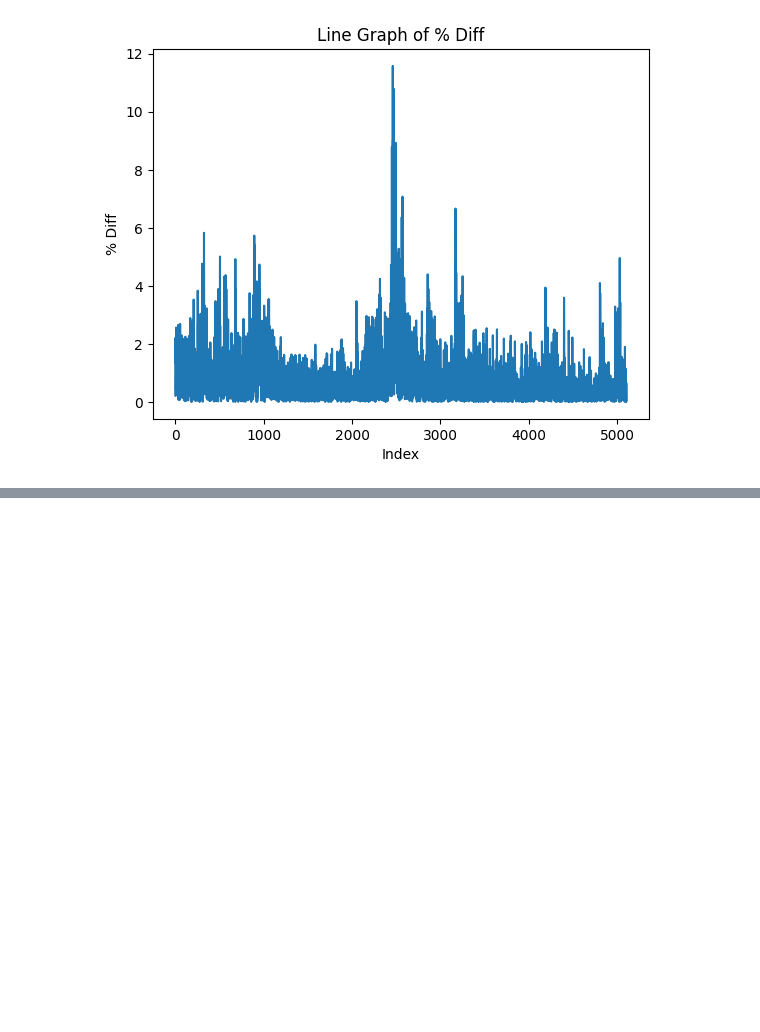
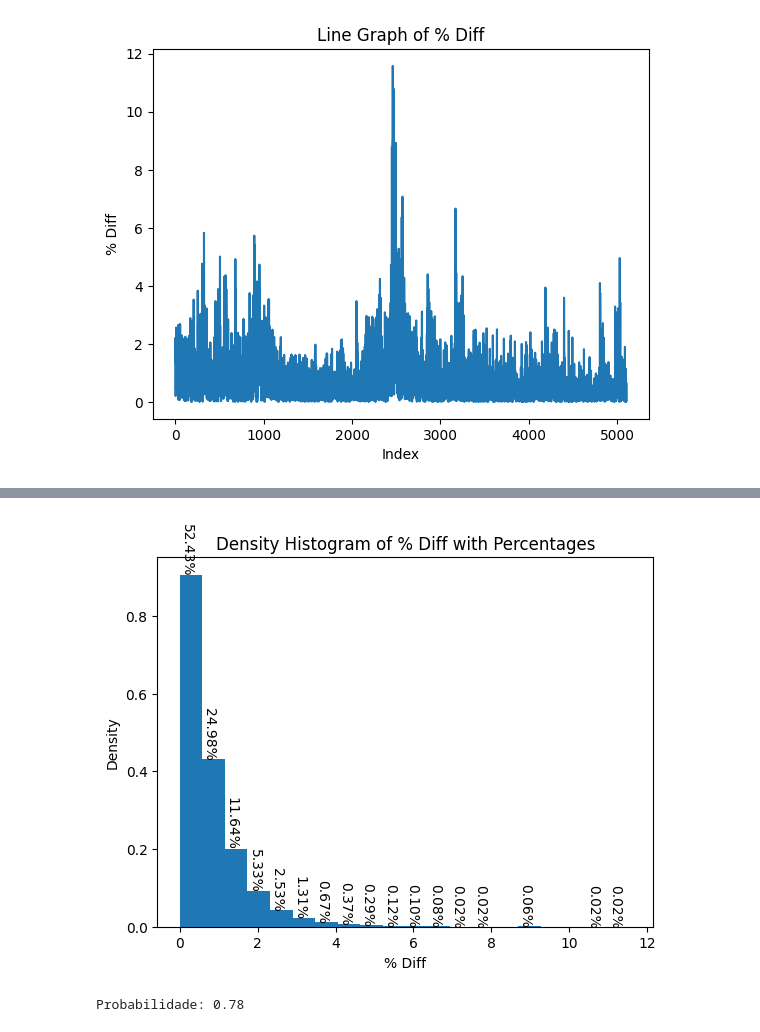
Before and after one commit to rafaart/DataScienceCO, a Jupyter notebook: spx.ipynb, the cells around one changed output, grey strips where cells are left out. Drawn from its saved outputs; the diff is of its cells as text; code cells hidden in the pictures; blank space fills up the shorter version.

Commit message:
Adicionando calculo de probabilidade cdf

```diff
--- a/spx.ipynb
+++ b/spx.ipynb
@@ -95,0 +117,21 @@ plt.show()
+# %%
+
+
+# Calculate histogram values
+density, bins, _ = plt.hist(df['% Diff'], density=True, bins=20)
+
+# Calculate percentage for each bin
+count, _ = dp.histogram(df['% Diff'], bins)
+percent = count / len(df['% Diff']) * 100
+
+# Add text above each bar with percentage
+for x, y, perc in zip(bins, density, percent):
+  if perc != 0:
+    plt.text(x, y + 0.005, f'{perc:.2f}%', fontsize=10, rotation=-90)
+
+plt.xlabel('% Diff')
+plt.ylabel('Density')
+plt.title('Density Histogram of % Diff with Percentages')
+plt.show()
+# %% [output]
+[figure, added]
@@ -95,0 +153,7 @@ plt.show()
+# %%
+prob_abaixo_10000 = calcula_cdf_gaussiana(x = 1.5,
+                                          mu = df['% Diff'].mean(),
+                                          sigma = df['% Diff'].std())
+print(f'Probabilidade: {prob_abaixo_10000:.2f}')
+# %% [output]
+Probabilidade: 0.78
```
Also changed, not shown: parts of 4 cells of this notebook.
